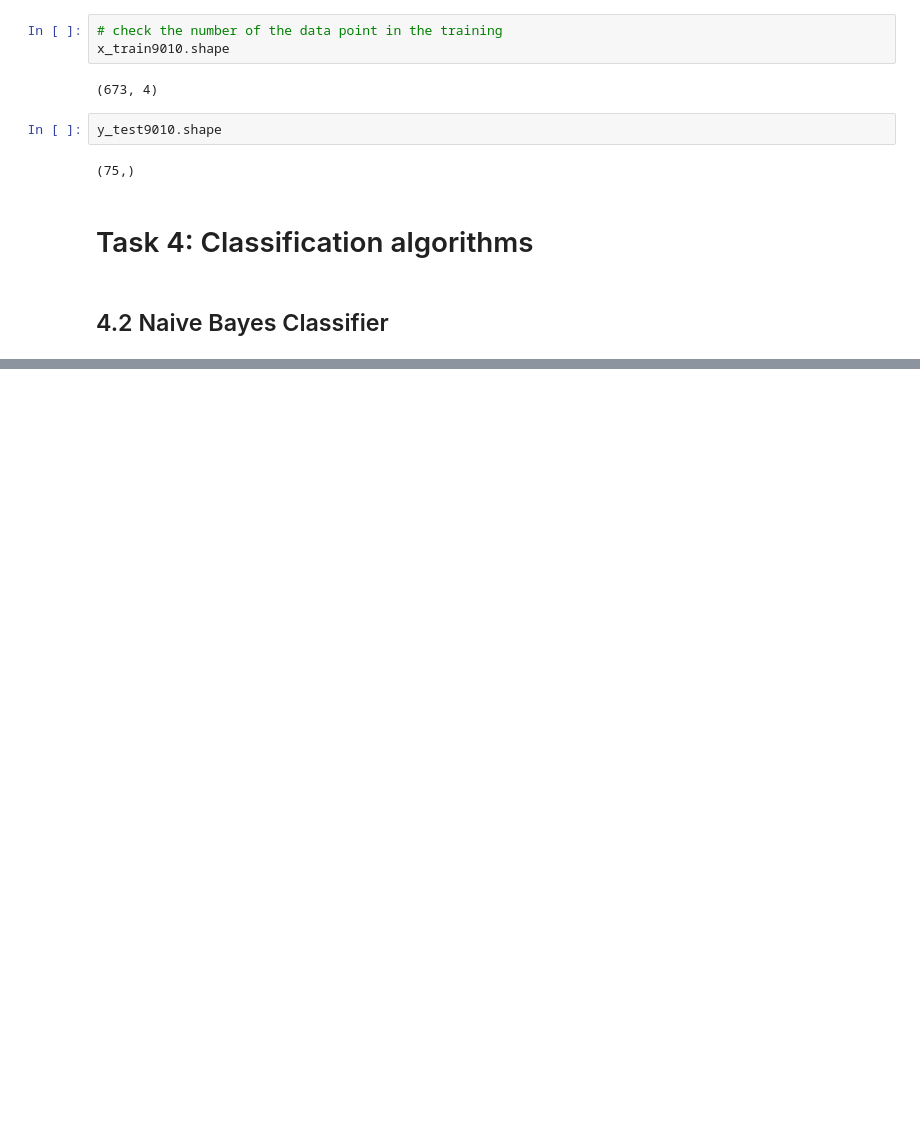
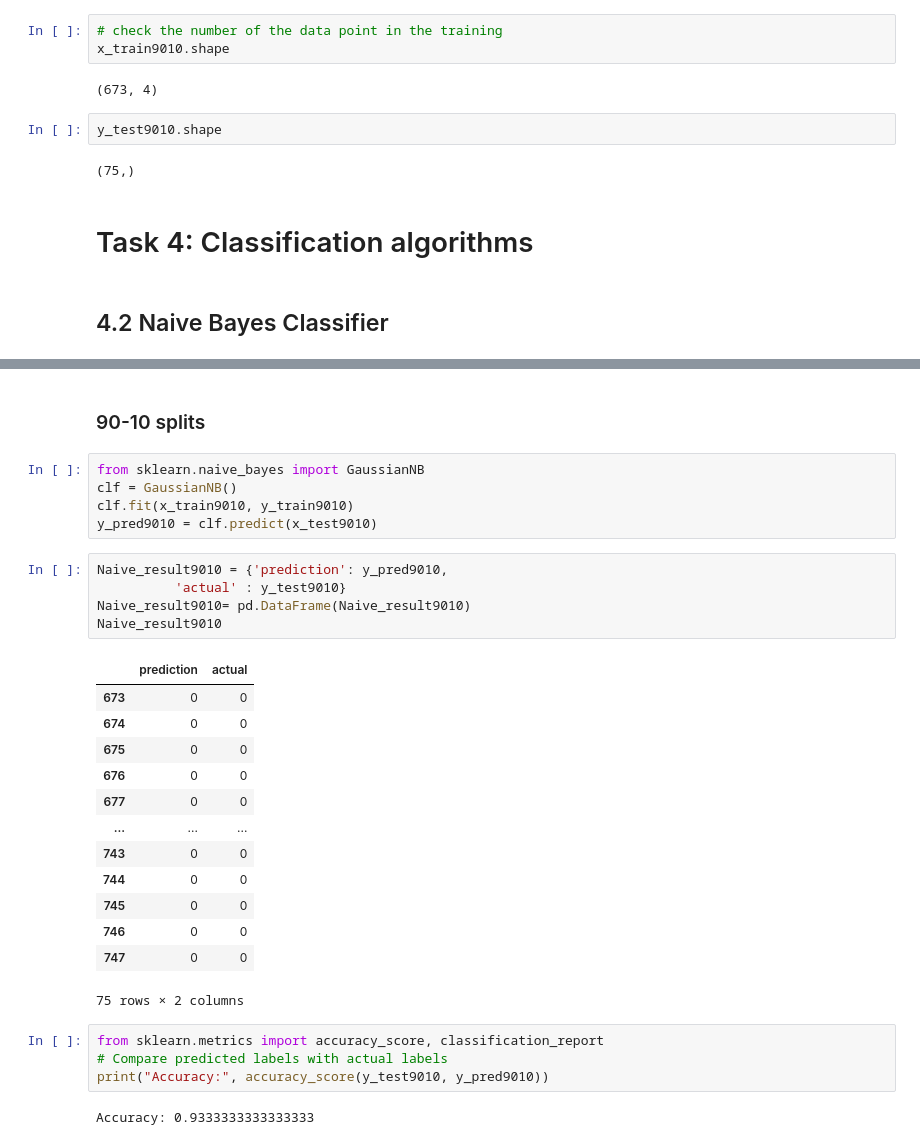
Before and after one commit to zazaferjancsik/Data-Analytics-Group-Project-3, a Jupyter notebook: Assignment3.ipynb, the cells around one changed output, grey strips where cells are left out. Drawn from its saved outputs; the diff is of its cells as text; blank space fills up the shorter version.

```diff
--- a/Assignment3.ipynb
+++ b/Assignment3.ipynb
@@ -106,0 +151,32 @@ y_test9010.shape
+# %% [markdown]
+### 90-10 splits
+# %%
+from sklearn.naive_bayes import GaussianNB
+clf = GaussianNB()
+clf.fit(x_train9010, y_train9010)
+y_pred9010 = clf.predict(x_test9010)
+# %%
+Naive_result9010 = {'prediction': y_pred9010,
+          'actual' : y_test9010}
+Naive_result9010= pd.DataFrame(Naive_result9010)
+Naive_result9010
+# %% [output]
+|  | prediction | actual |
+| 673 | 0 | 0 |
+| 674 | 0 | 0 |
+| 675 | 0 | 0 |
+| 676 | 0 | 0 |
+| 677 | 0 | 0 |
+| ... | ... | ... |
+| 743 | 0 | 0 |
+| 744 | 0 | 0 |
+| 745 | 0 | 0 |
+| 746 | 0 | 0 |
+| 747 | 0 | 0 |
+75 rows × 2 columns
+# %%
+from sklearn.metrics import accuracy_score, classification_report
+# Compare predicted labels with actual labels
+print("Accuracy:", accuracy_score(y_test9010, y_pred9010))
+# %% [output]
+Accuracy: 0.9333333333333333
```
Also changed, not shown: parts of 6 cells of this notebook.
